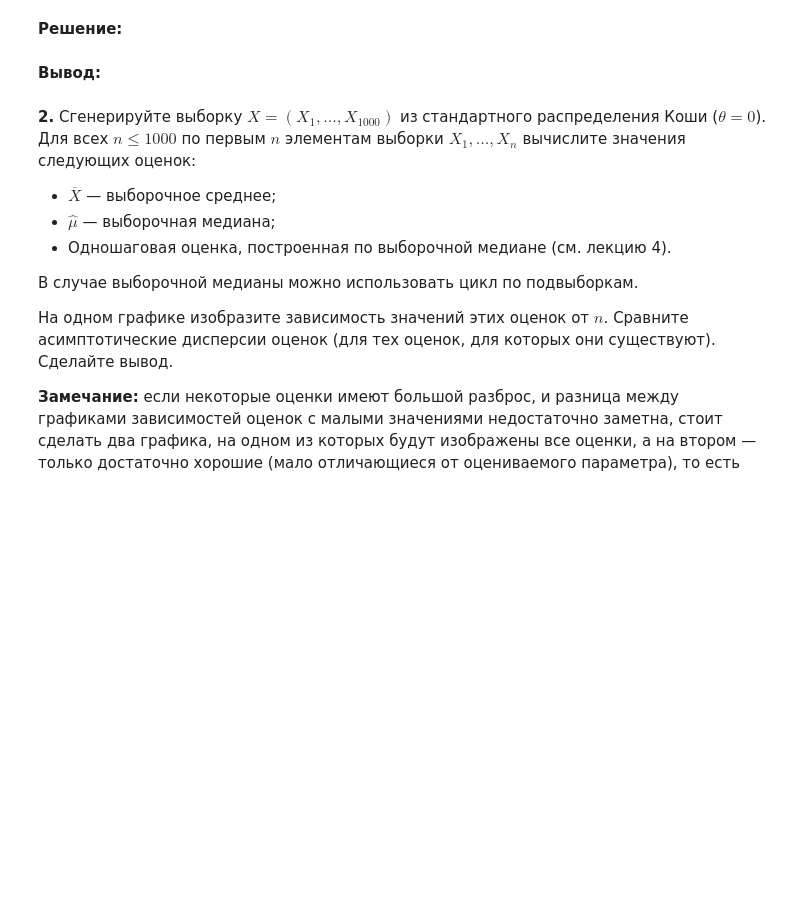
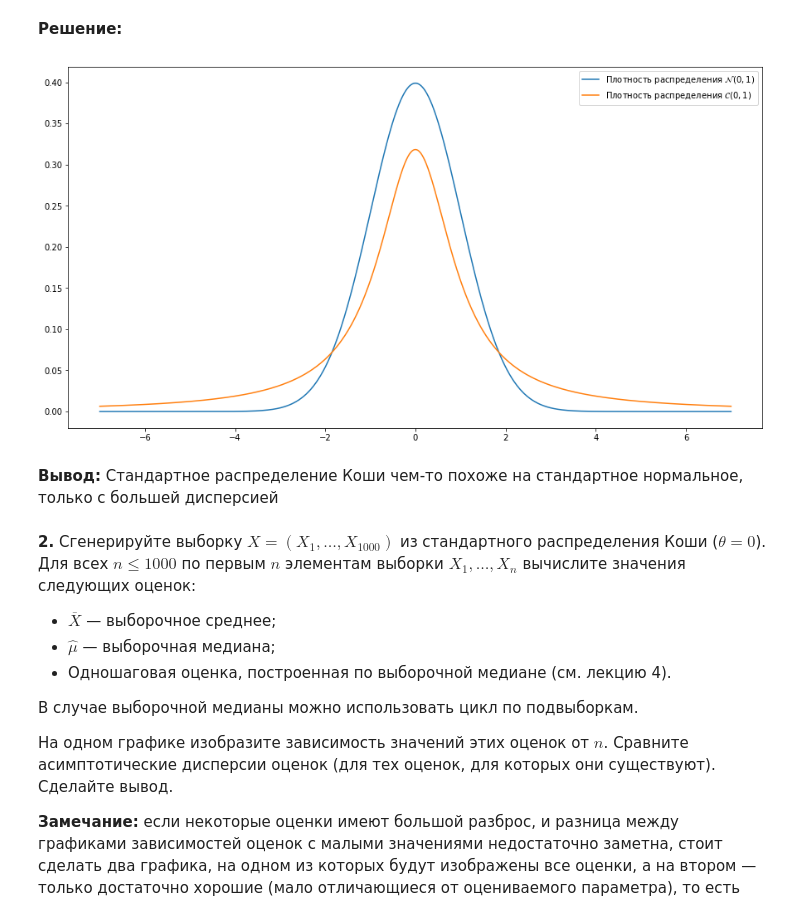
Before and after one commit to aaaaanton/yfhhnh, a Jupyter notebook: task3_2022.ipynb, the cells around one changed output. Saved outputs shown, nothing was run; the diff lists cells and outputs as text; code cells hidden in the pictures; blank space fills up the shorter version.

```diff
--- a/task3_2022.ipynb
+++ b/task3_2022.ipynb
@@ -96,8 +145,20 @@ plt.legend()
 **1.** На отрезке $[-7, 7]$ постройте плотность стандартного нормального распределения и стандартного распределения Коши. Не забудьте добавить подписи к графику.
 # %% [markdown]
 **Решение:**
-# %% [markdown]
-**Вывод:**
+# %%
+grid1 = np.linspace(-7, 7, 3000)
+norm_pdf_values = sps.norm.pdf(grid1)
+cauchy_pdf_values = sps.cauchy.pdf(grid1)
+
+
+plt.figure(figsize=(15, 8))
+plt.plot(grid1, norm_pdf_values, label='Плотность распределения $\\mathcal{N}(0,1)$')
+plt.plot(grid1, cauchy_pdf_values, label='Плотность распределения $\\mathcal{C}(0,1)$')
+plt.legend();
+# %% [output]
+[figure, added]
+# %% [markdown]
+**Вывод:** Стандартное распределение Коши чем-то похоже на стандартное нормальное, только с большей дисперсией
 # %% [markdown]
 **2.** Сгенерируйте выборку $X = \left(X_1, \dots, X_{1000} \right)$ из стандартного распределения Коши ($\theta = 0$). Для всех $n \leqslant 1000$ по первым $n$ элементам выборки $X_1, \dots, X_n$ вычислите значения следующих оценок:
 - $\overline{X}$  —  выборочное среднее;
```
Also changed, not shown: parts of 22 cells of this notebook.
